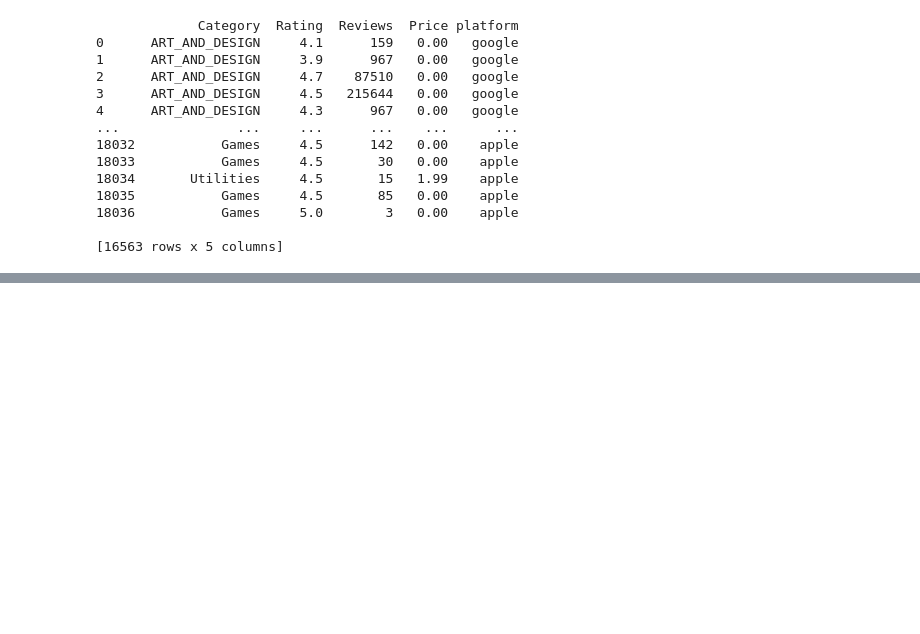
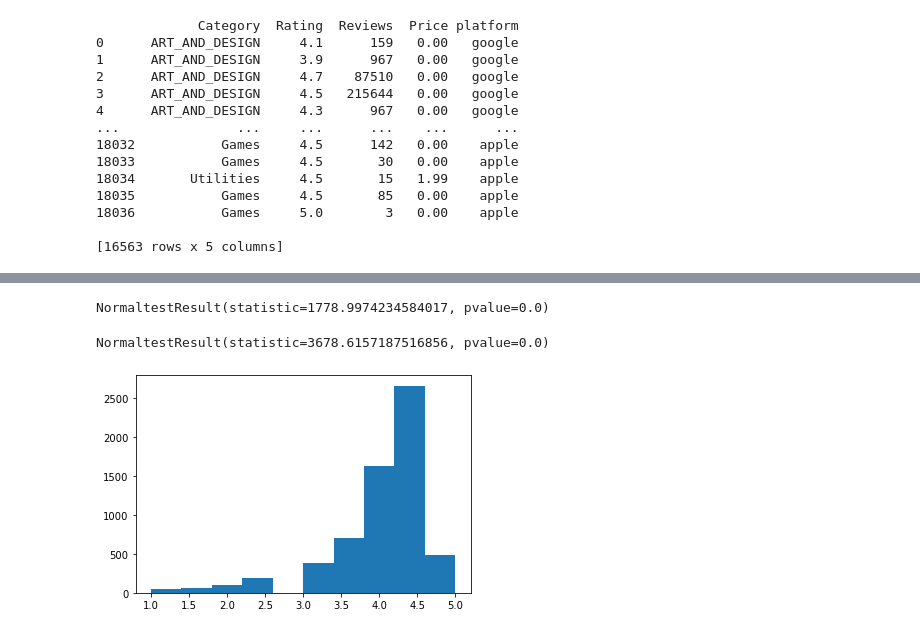
Before and after one commit to lfila19/lfila19, a Jupyter notebook: KUGLE_3.ipynb, the cells around one changed output, grey strips where cells are left out. Saved outputs shown, nothing was run; the diff lists cells and outputs as text; code cells hidden in the pictures; blank space fills up the shorter version.

```diff
--- a/KUGLE_3.ipynb
+++ b/KUGLE_3.ipynb
@@ -415,2 +415,6 @@ from scipy import stats
 # %%
 apple_normal=stats.normaltest(apple)
+# %%
+print(apple_normal)
+# %% [output]
+NormaltestResult(statistic=1778.9974234584017, pvalue=0.0)
@@ -416,0 +423,4 @@ apple_normal=stats.normaltest(apple)
+# %%
+print(google_normal)
+# %% [output]
+NormaltestResult(statistic=3678.6157187516856, pvalue=0.0)
@@ -416,0 +429,4 @@ apple_normal=stats.normaltest(apple)
+# %%
+histoApple=plt.hist(apple)
+# %% [output]
+[figure, added]
```
Also changed, not shown: parts of 17 cells of this notebook.
